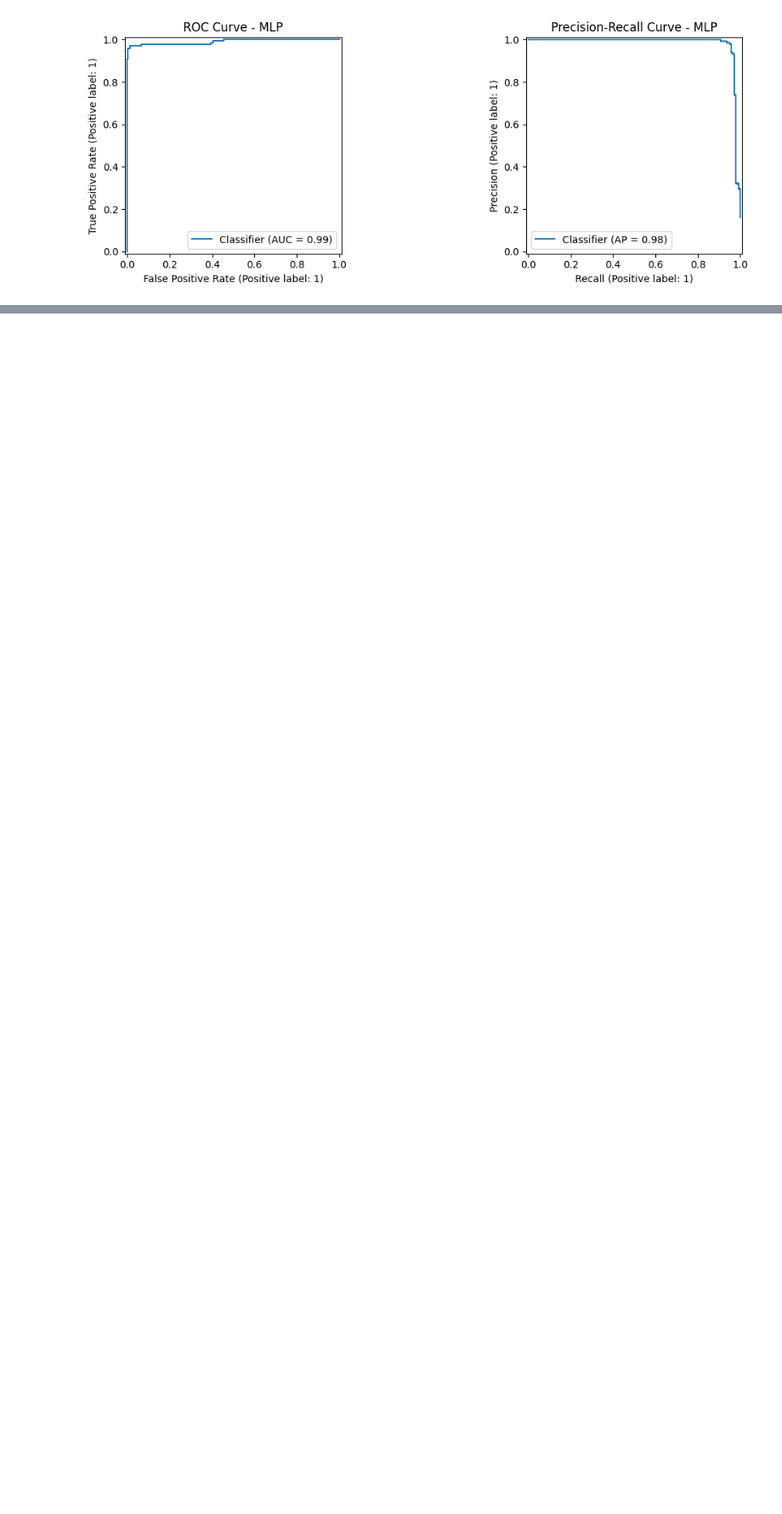
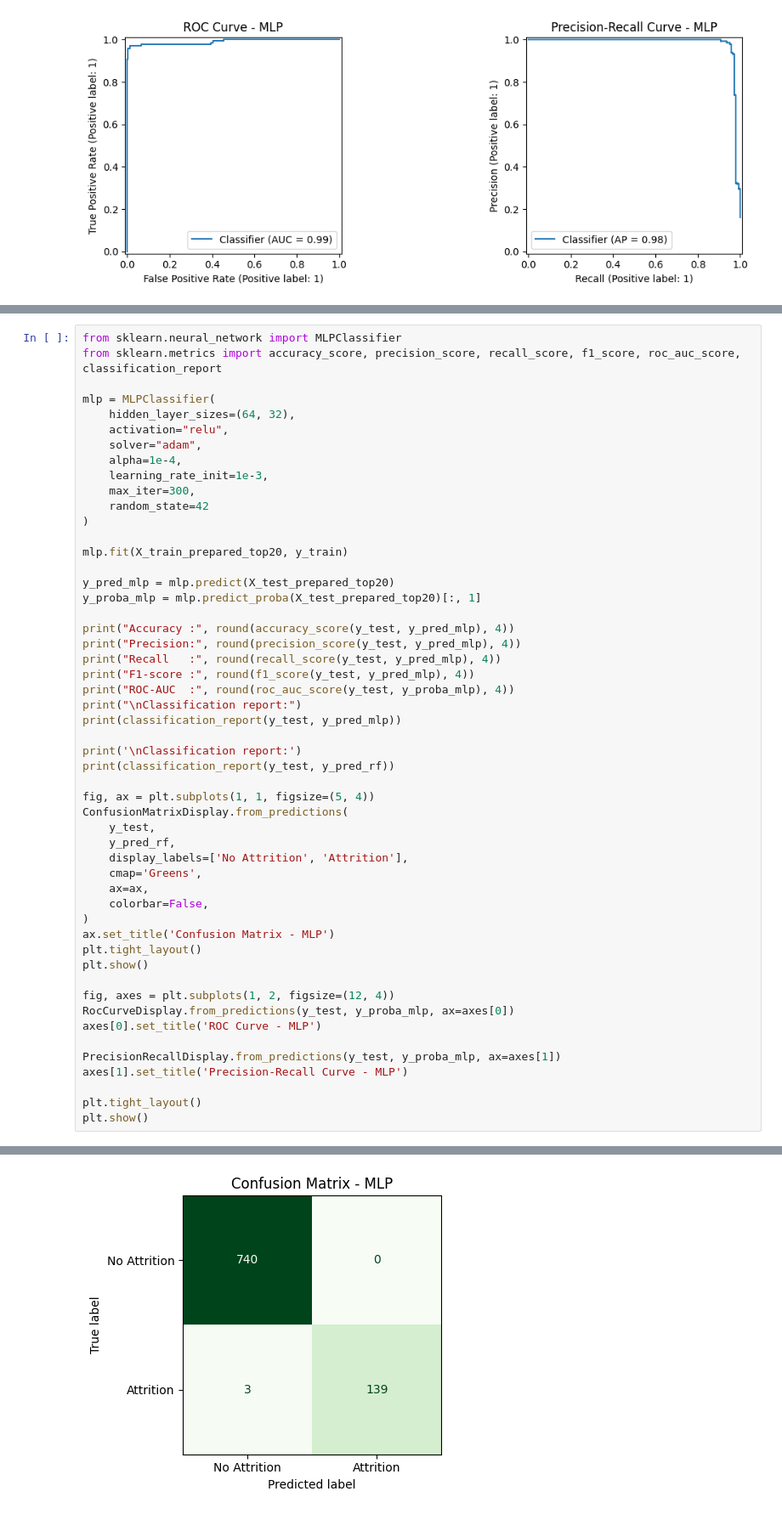
Before and after one commit to Sylv111/cesi-IA, a Jupyter notebook: Programme/pipeline_finaldf_lr.ipynb, the cells around one changed output, grey strips where cells are left out. Shown at 85% size. Drawn from its saved outputs; the diff is of its cells as text; blank space fills up the shorter version.

```diff
--- a/Programme/pipeline_finaldf_lr.ipynb
+++ b/Programme/pipeline_finaldf_lr.ipynb
@@ -536,0 +798,53 @@ plt.show()
+# %%
+from sklearn.neural_network import MLPClassifier
+from sklearn.metrics import accuracy_score, precision_score, recall_score, f1_score, roc_auc_score, classification_report
+
+mlp = MLPClassifier(
+    hidden_layer_sizes=(64, 32),
+    activation="relu",
+    solver="adam",
+    alpha=1e-4,
+    learning_rate_init=1e-3,
+    max_iter=300,
+    random_state=42
+)
+
+mlp.fit(X_train_prepared_top20, y_train)
+
+y_pred_mlp = mlp.predict(X_test_prepared_top20)
+y_proba_mlp = mlp.predict_proba(X_test_prepared_top20)[:, 1]
+
+print("Accuracy :", round(accuracy_score(y_test, y_pred_mlp), 4))
+print("Precision:", round(precision_score(y_test, y_pred_mlp), 4))
+print("Recall   :", round(recall_score(y_test, y_pred_mlp), 4))
+print("F1-score :", round(f1_score(y_test, y_pred_mlp), 4))
+print("ROC-AUC  :", round(roc_auc_score(y_test, y_proba_mlp), 4))
+print("\nClassification report:")
+print(classification_report(y_test, y_pred_mlp))
+
+print('\nClassification report:')
+print(classification_report(y_test, y_pred_rf))
+
+fig, ax = plt.subplots(1, 1, figsize=(5, 4))
+ConfusionMatrixDisplay.from_predictions(
+    y_test,
+    y_pred_rf,
+    display_labels=['No Attrition', 'Attrition'],
+    cmap='Greens',
+    ax=ax,
+    colorbar=False,
+)
+ax.set_title('Confusion Matrix - MLP')
+plt.tight_layout()
+plt.show()
+
+fig, axes = plt.subplots(1, 2, figsize=(12, 4))
+RocCurveDisplay.from_predictions(y_test, y_proba_mlp, ax=axes[0])
+axes[0].set_title('ROC Curve - MLP')
+
+PrecisionRecallDisplay.from_predictions(y_test, y_proba_mlp, ax=axes[1])
+axes[1].set_title('Precision-Recall Curve - MLP')
+
+plt.tight_layout()
+plt.show()
+# %% [output]
@@ -536,0 +868 @@ plt.show()
+[figure, added]
```
Also changed, not shown: parts of 21 cells of this notebook.
